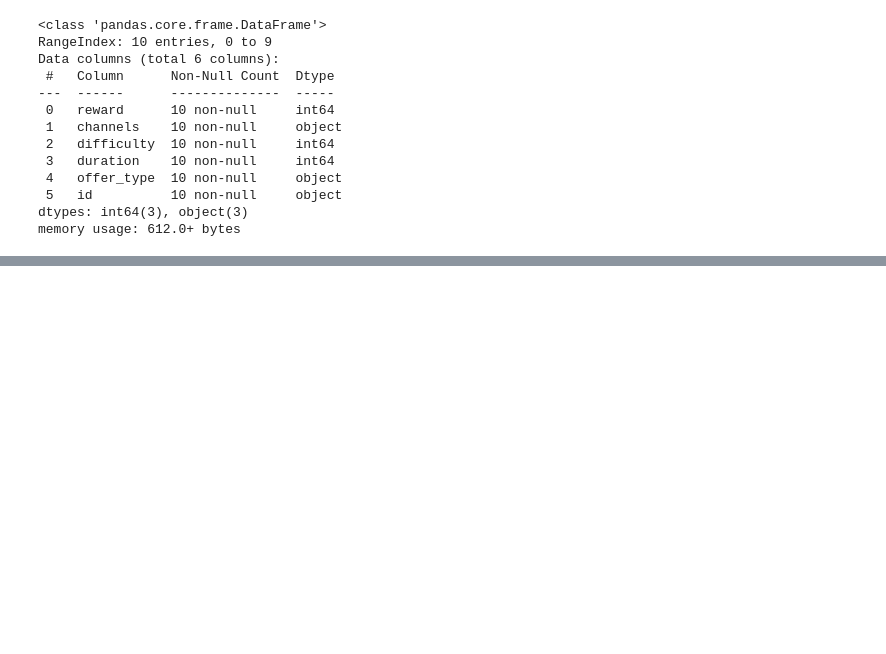
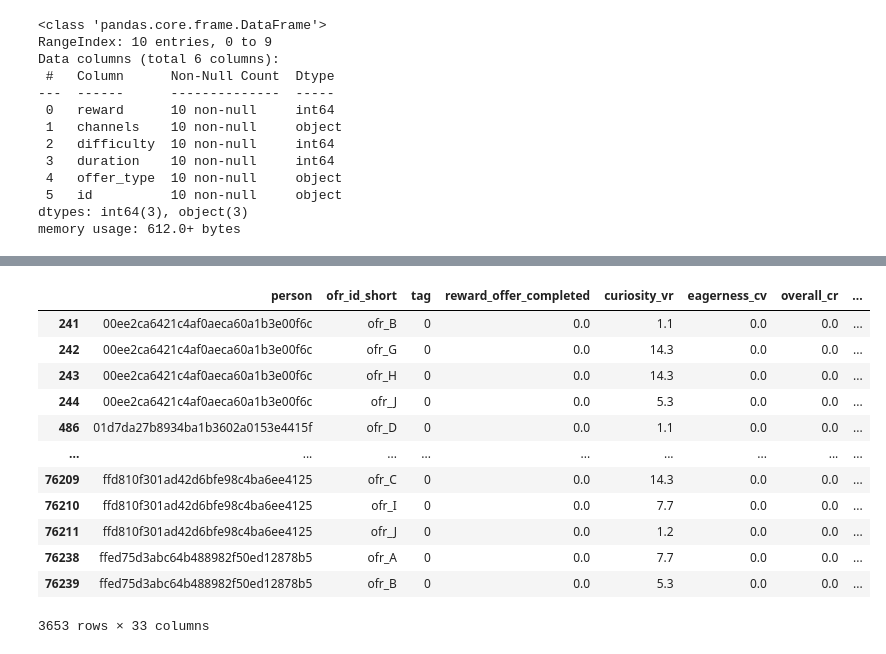
Before and after one commit to Niltonjuniorphd/Starbucks_project, a Jupyter notebook: Starbucks_Capstone_notebook_c copy.ipynb, the cells around one changed output, grey strips where cells are left out. Saved outputs shown, nothing was run; the diff lists cells and outputs as text; code cells hidden in the pictures; blank space fills up the shorter version.

```diff
--- a/Starbucks_Capstone_notebook_c copy.ipynb
+++ b/Starbucks_Capstone_notebook_c copy.ipynb
@@ -521,0 +381,16 @@ person_activity_pro
+# %%
+person_activity_profile[person_activity_profile['tran_amount_std'].isna()]
+# %% [output]
+|  | person | ofr_id_short | tag | reward_offer_completed | curiosity_vr | eagerness_cv | overall_cr | ... |
+| 241 | 00ee2ca6421c4af0aeca60a1b3e00f6c | ofr_B | 0 | 0.0 | 1.1 | 0.0 | 0.0 | ... |
+| 242 | 00ee2ca6421c4af0aeca60a1b3e00f6c | ofr_G | 0 | 0.0 | 14.3 | 0.0 | 0.0 | ... |
+| 243 | 00ee2ca6421c4af0aeca60a1b3e00f6c | ofr_H | 0 | 0.0 | 14.3 | 0.0 | 0.0 | ... |
+| 244 | 00ee2ca6421c4af0aeca60a1b3e00f6c | ofr_J | 0 | 0.0 | 5.3 | 0.0 | 0.0 | ... |
+| 486 | 01d7da27b8934ba1b3602a0153e4415f | ofr_D | 0 | 0.0 | 1.1 | 0.0 | 0.0 | ... |
+| ... | ... | ... | ... | ... | ... | ... | ... | ... |
+| 76209 | ffd810f301ad42d6bfe98c4ba6ee4125 | ofr_C | 0 | 0.0 | 14.3 | 0.0 | 0.0 | ... |
+| 76210 | ffd810f301ad42d6bfe98c4ba6ee4125 | ofr_I | 0 | 0.0 | 7.7 | 0.0 | 0.0 | ... |
+| 76211 | ffd810f301ad42d6bfe98c4ba6ee4125 | ofr_J | 0 | 0.0 | 1.2 | 0.0 | 0.0 | ... |
+| 76238 | ffed75d3abc64b488982f50ed12878b5 | ofr_A | 0 | 0.0 | 7.7 | 0.0 | 0.0 | ... |
+| 76239 | ffed75d3abc64b488982f50ed12878b5 | ofr_B | 0 | 0.0 | 5.3 | 0.0 | 0.0 | ... |
+3653 rows × 33 columns
```
Also changed, not shown: parts of 28 cells of this notebook, 5 other files.
